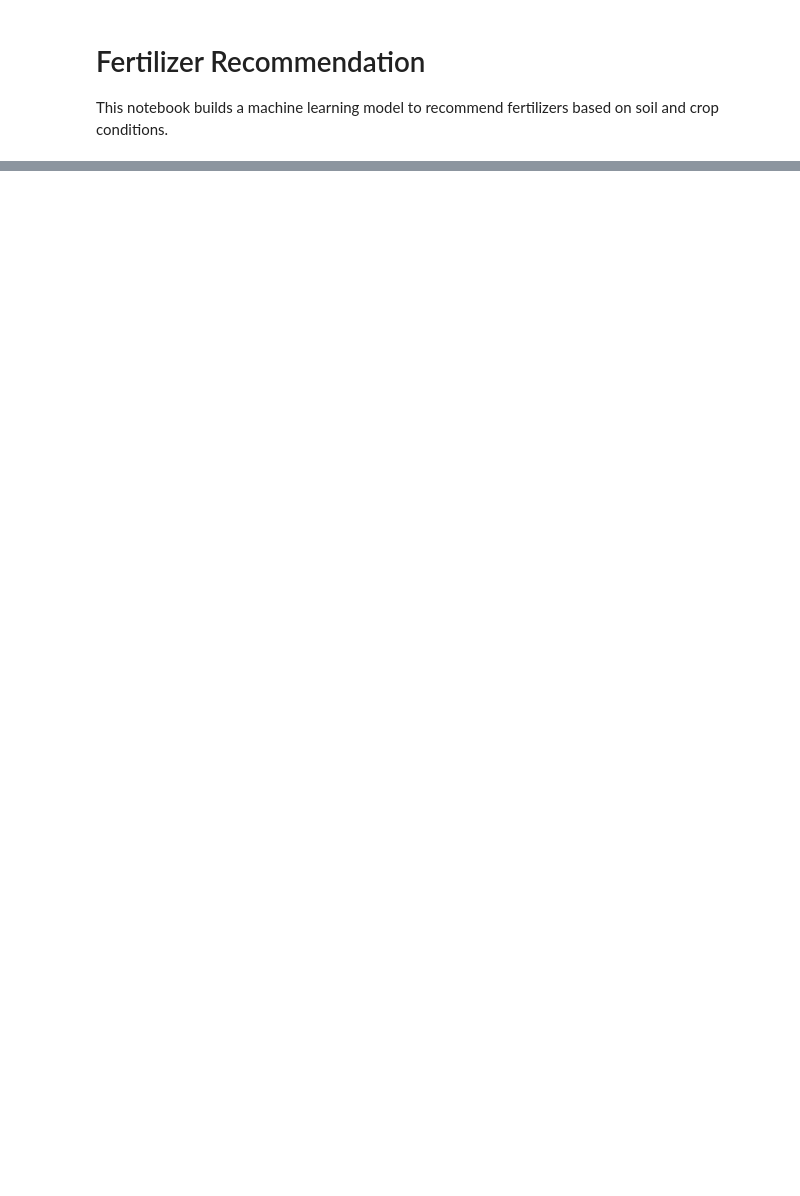
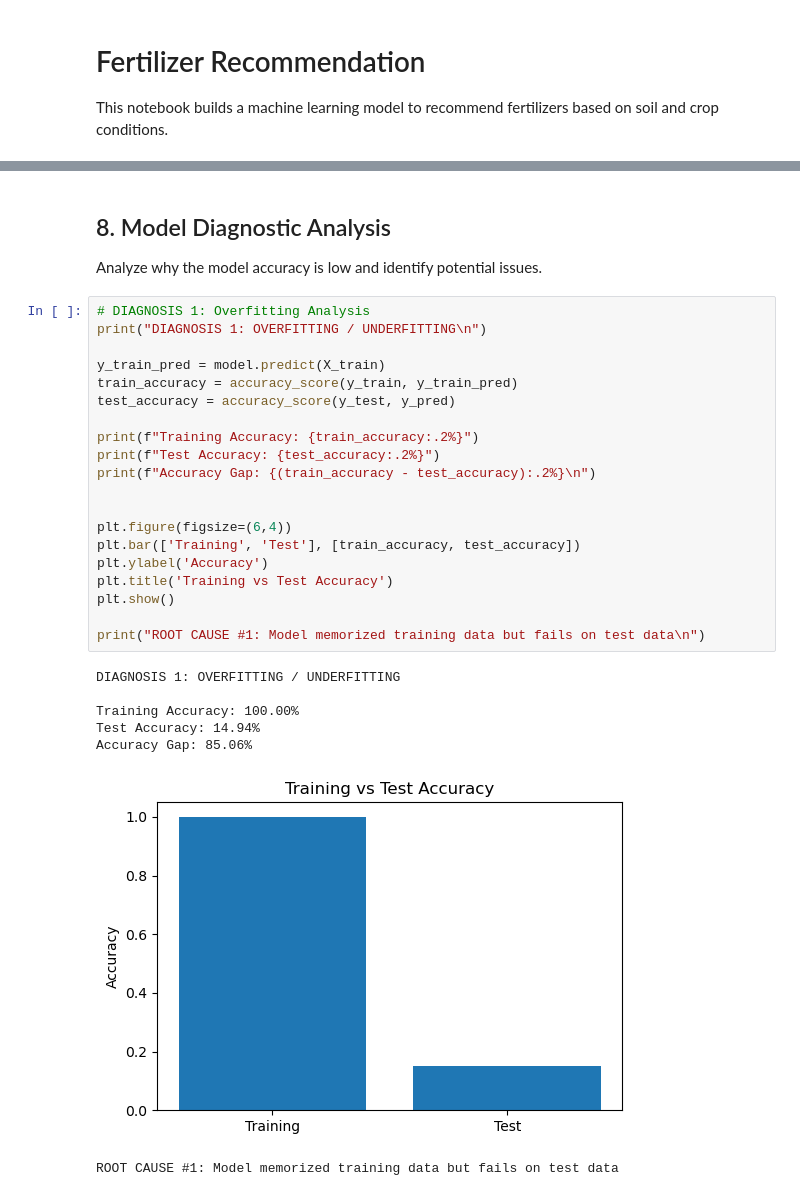
Before and after one commit to hardik-a3105/smart-agriculture-system, a Jupyter notebook: notebooks/fertilizer_recommendation.ipynb, the cells around one changed output, grey strips where cells are left out. Drawn from its saved outputs; the diff is of its cells as text; blank space fills up the shorter version.

```diff
--- a/notebooks/fertilizer_recommendation.ipynb
+++ b/notebooks/fertilizer_recommendation.ipynb
@@ -181,0 +237,31 @@ Predicted Fertilizer Name: 17-17-17
+# %% [markdown]
+## 8. Model Diagnostic Analysis
+Analyze why the model accuracy is low and identify potential issues.
+# %%
+# DIAGNOSIS 1: Overfitting Analysis
+print("DIAGNOSIS 1: OVERFITTING / UNDERFITTING\n")
+
+y_train_pred = model.predict(X_train)
+train_accuracy = accuracy_score(y_train, y_train_pred)
+test_accuracy = accuracy_score(y_test, y_pred)
+
+print(f"Training Accuracy: {train_accuracy:.2%}")
+print(f"Test Accuracy: {test_accuracy:.2%}")
+print(f"Accuracy Gap: {(train_accuracy - test_accuracy):.2%}\n")
+
+
+plt.figure(figsize=(6,4))
+plt.bar(['Training', 'Test'], [train_accuracy, test_accuracy])
+plt.ylabel('Accuracy')
+plt.title('Training vs Test Accuracy')
+plt.show()
+
+print("ROOT CAUSE #1: Model memorized training data but fails on test data\n")
+# %% [output]
+DIAGNOSIS 1: OVERFITTING / UNDERFITTING
+
+Training Accuracy: 100.00%
+Test Accuracy: 14.94%
+Accuracy Gap: 85.06%
+[figure, added]
+ROOT CAUSE #1: Model memorized training data but fails on test data
```
Also changed, not shown: parts of 46 cells of this notebook, 11 other files.
